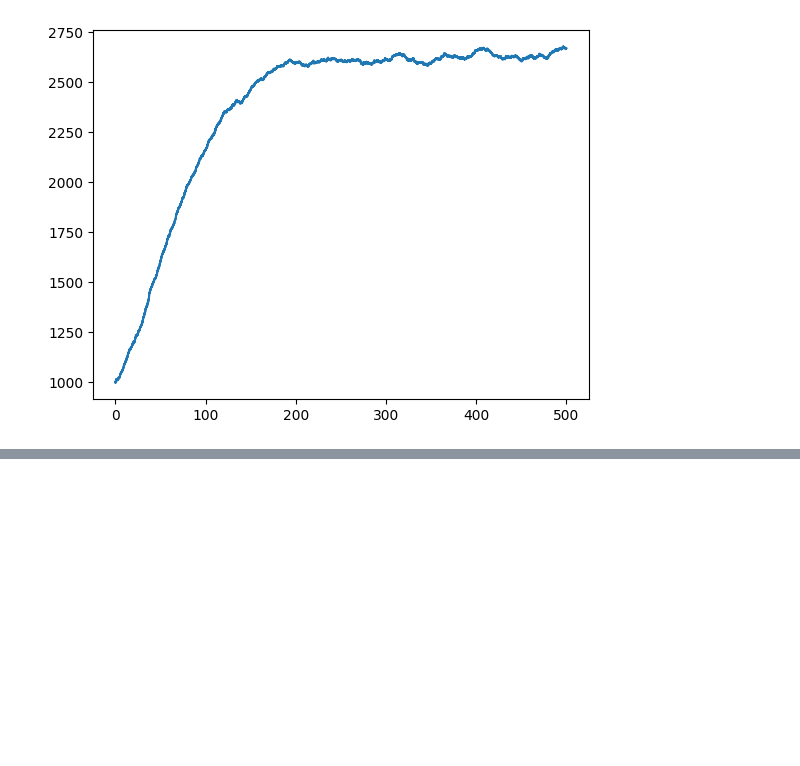
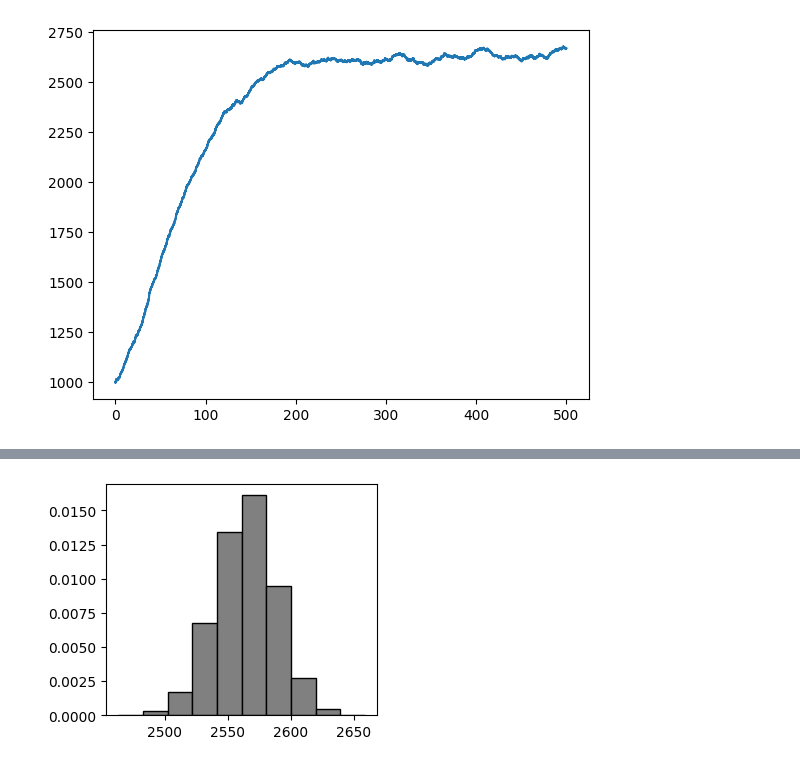
Before and after one commit to Jair-RM/Simulacion-I-Figols, a Jupyter notebook: Ejercicio_04_Nov_(poblacion).ipynb, the cells around one changed output, grey strips where cells are left out. Drawn from its saved outputs; the diff is of its cells as text; code cells hidden in the pictures; blank space fills up the shorter version.

```diff
--- a/Ejercicio_04_Nov_(poblacion).ipynb
+++ b/Ejercicio_04_Nov_(poblacion).ipynb
@@ -61,0 +142,34 @@ plt.show()
+# %%
+from numba import jit
+@jit(nopython=True)
+def f(T):
+  lam_nac=10
+  lam_fal= 9.8
+  n=1000
+  tn=0
+  t=0
+  tf=expovariate(lam_fal)
+  while min(tn, tf)<T:
+    if n<3000:
+      lam_nac=n*(3000-n)/100000
+    else:
+      lam_nac=0
+    t=min(tn, tf)
+    if t==tn:
+      n=n+1
+      tn=tn + expovariate(lam_nac)
+    else:
+      n=n-1
+      tf=tf + expovariate(lam_fal)
+  return n
+
+nr=100000
+l=[]
+for i in range(nr):
+  l.append((f(200)))
+
+plt.figure(figsize=(3.5, 3))
+plt.hist(l, density=1, color="grey", edgecolor="black")
+plt.show()
+# %% [output]
+[figure, added]
```
Also changed, not shown: parts of 6 cells of this notebook.
